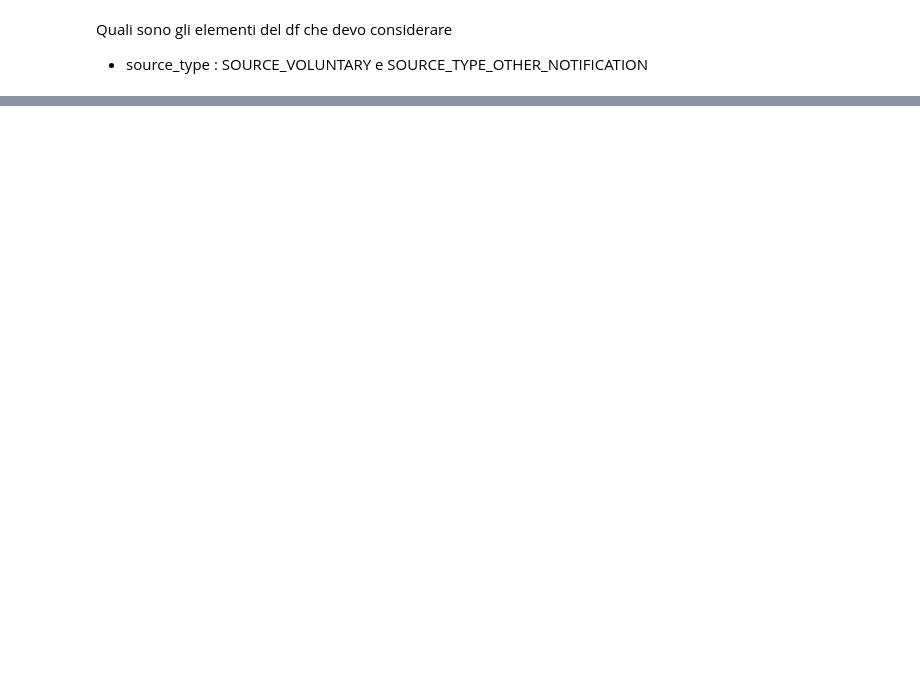
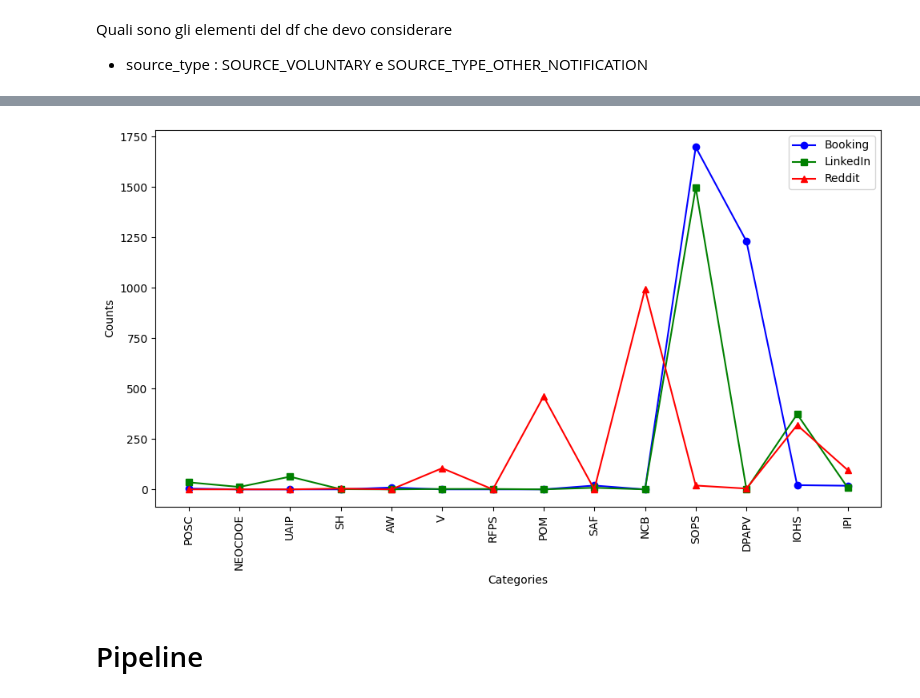
Before and after one commit to sustaz/NLP_DSA_transparency, a Jupyter notebook: statement_of_reason_llm.ipynb, the cells around one changed output, grey strips where cells are left out. Drawn from its saved outputs; the diff is of its cells as text; code cells hidden in the pictures; blank space fills up the shorter version.

```diff
--- a/statement_of_reason_llm.ipynb
+++ b/statement_of_reason_llm.ipynb
@@ -203,0 +318,41 @@ for index, row in df.iterrows():
+# %%
+booking_counts = Booking['category'].value_counts()
+linkedin_counts = LinkedIn['category'].value_counts()
+reddit_counts = Reddit['category'].value_counts()
+
+# Combine the data into a single DataFrame
+categories = list(set(Booking['category'].unique()) | set(LinkedIn['category'].unique()) | set(Reddit['category'].unique()))
+combined_counts = pd.DataFrame({
+    'Booking': booking_counts.reindex(categories, fill_value=0),
+    'LinkedIn': linkedin_counts.reindex(categories, fill_value=0),
+    'Reddit': reddit_counts.reindex(categories, fill_value=0)
+}).fillna(0)
+
+# Plotting
+fig, ax = plt.subplots(figsize=(10, 6))
+
+# Define x-axis positions for categories
+index = np.arange(len(categories))
+
+# Plot lines for each dataframe
+ax.plot(index, combined_counts['Booking'], marker='o', label='Booking', color='b')
+ax.plot(index, combined_counts['LinkedIn'], marker='s', label='LinkedIn', color='g')
+ax.plot(index, combined_counts['Reddit'], marker='^', label='Reddit', color='r')
+
+# Rotate x-axis labels to vertical
+ax.set_xticks(index)
+ax.set_xticklabels(acronyms, rotation=90)
+
+# Add labels and title
+ax.set_xlabel('Categories')
+ax.set_ylabel('Counts')
+ax.legend()
+
+# Show plot
+plt.tight_layout()
+#plt.show()
+plt.savefig('/content/drive/MyDrive/NLLP/plots/inscale_distribution.png')
+# %% [output]
+[figure, added]
+# %% [markdown]
+# Pipeline
```
Also changed, not shown: parts of 64 cells of this notebook.
